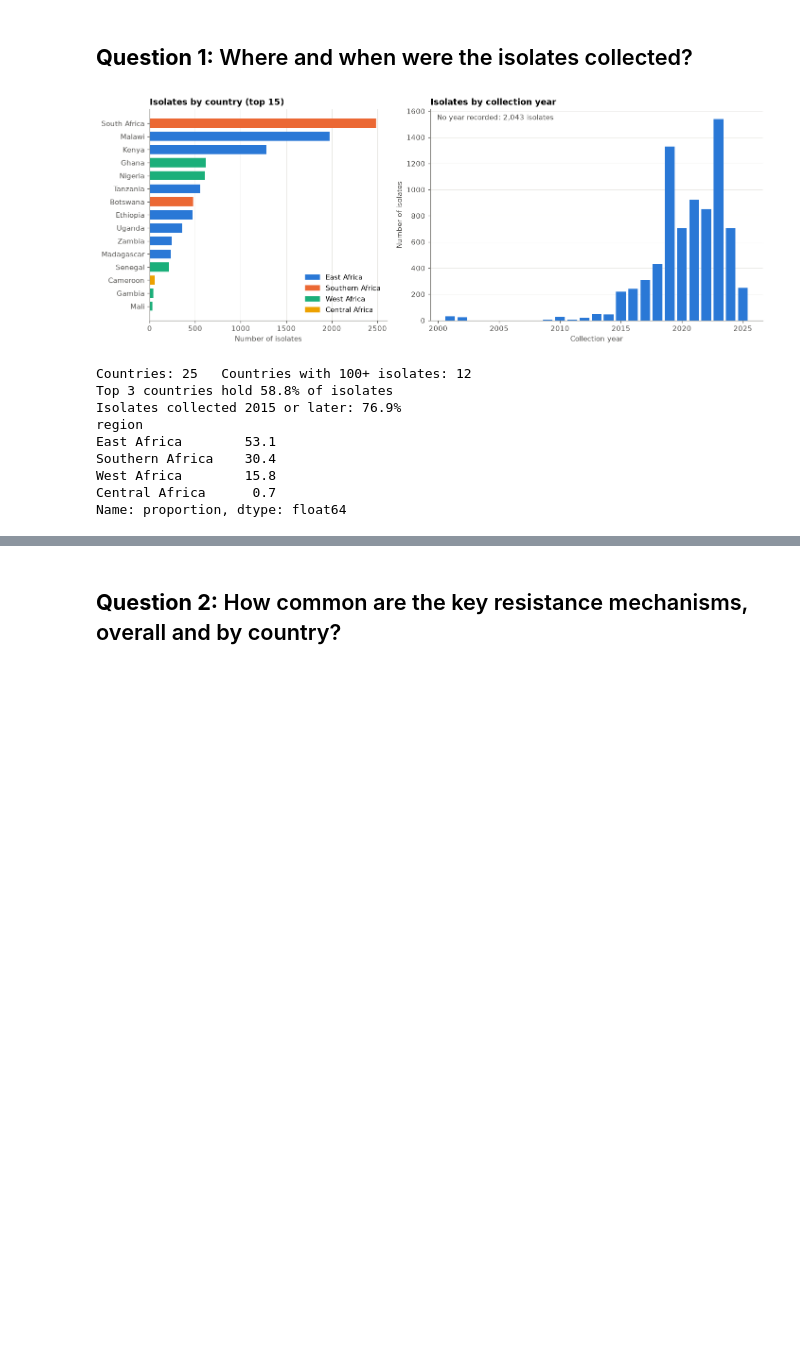
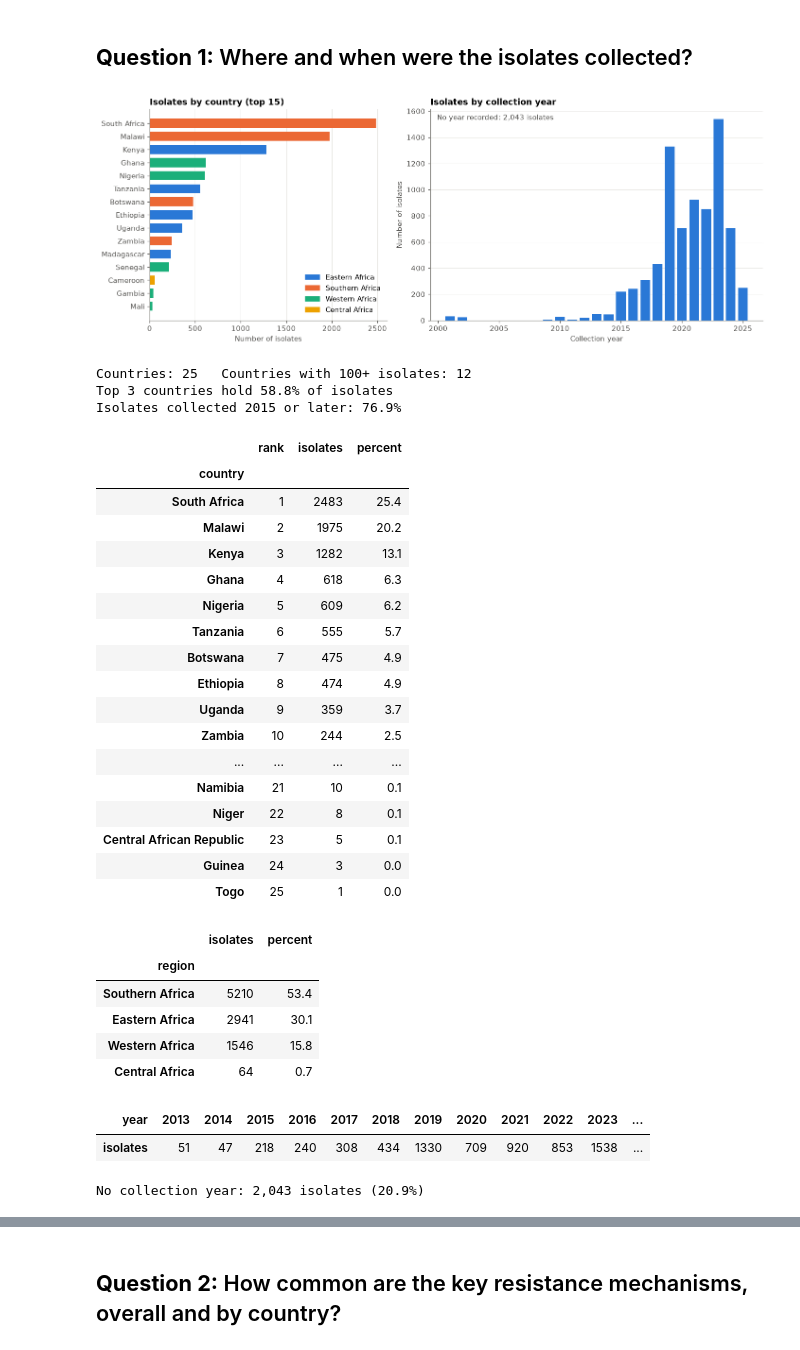
Before and after one commit to Jeremy-K-coder/klebsiella_amr_ssa, a Jupyter notebook: klebsiella_amr_descriptive_diagnostic.ipynb, the cells around one changed output, grey strips where cells are left out. Drawn from its saved outputs; the diff is of its cells as text; code cells hidden in the pictures; blank space fills up the shorter version.

```diff
--- a/klebsiella_amr_descriptive_diagnostic.ipynb
+++ b/klebsiella_amr_descriptive_diagnostic.ipynb
@@ -287,7 +292,7 @@ Saved 9,761 isolates x 25 columns
 # 2.1.1 Isolates by country (top 15) and region
 by_country = df['country'].value_counts()
 top15 = by_country.head(15).sort_values()
-region_colors = {'East Africa': BLUE, 'Southern Africa': ORANGE, 'West Africa': AQUA, 'Central Africa': YELLOW}
+region_colors = {'Eastern Africa': BLUE, 'Southern Africa': ORANGE, 'Western Africa': AQUA, 'Central Africa': YELLOW}
 
 fig, axes = plt.subplots(1, 2, figsize=(13, 5), gridspec_kw={'width_ratios': [1, 1.4]})
 axes[0].barh(top15.index, top15.values, color=[region_colors[region_map[c]] for c in top15.index], height=0.7)
@@ -312,18 +317,52 @@ plt.show()
 print(f"Countries: {df['country'].nunique()}   Countries with 100+ isolates: {(by_country >= 100).sum()}")
 print(f"Top 3 countries hold {by_country.head(3).sum() / len(df) * 100:.1f}% of isolates")
 print(f"Isolates collected 2015 or later: {(df['year'] >= 2015).mean() * 100:.1f}%")
-print(df['region'].value_counts(normalize=True).mul(100).round(1))
 # %% [output]
-[figure, old version]
+[figure, new version]
 Countries: 25   Countries with 100+ isolates: 12
 Top 3 countries hold 58.8% of isolates
 Isolates collected 2015 or later: 76.9%
-region
-East Africa        53.1
-Southern Africa    30.4
-West Africa        15.8
-Central Africa      0.7
-Name: proportion, dtype: float64
+# %%
+# 2.1.3 Figures behind the observations
+country_table = pd.DataFrame({'rank': range(1, len(by_country) + 1), 'isolates': by_country, 'percent': by_country / len(df) * 100})
+display(country_table.round(1))
+
+region_table = df['region'].value_counts().to_frame('isolates')
+region_table['percent'] = region_table['isolates'] / len(df) * 100
+display(region_table.round(1))
+
+year_table = per_year.loc[2013:]
+year_table.index = year_table.index.astype(int)
+display(year_table.to_frame('isolates').T)
+print(f"No collection year: {df['year'].isna().sum():,} isolates ({df['year'].isna().mean() * 100:.1f}%)")
+# %% [output]
+|  | rank | isolates | percent |
+| country |  |  |  |
+| South Africa | 1 | 2483 | 25.4 |
+| Malawi | 2 | 1975 | 20.2 |
+| Kenya | 3 | 1282 | 13.1 |
+| Ghana | 4 | 618 | 6.3 |
+| Nigeria | 5 | 609 | 6.2 |
+| Tanzania | 6 | 555 | 5.7 |
+| Botswana | 7 | 475 | 4.9 |
+| Ethiopia | 8 | 474 | 4.9 |
+| Uganda | 9 | 359 | 3.7 |
+| Zambia | 10 | 244 | 2.5 |
+| ... | ... | ... | ... |
+| Namibia | 21 | 10 | 0.1 |
+| Niger | 22 | 8 | 0.1 |
+| Central African Republic | 23 | 5 | 0.1 |
+| Guinea | 24 | 3 | 0.0 |
+| Togo | 25 | 1 | 0.0 |
+|  | isolates | percent |
+| region |  |  |
+| Southern Africa | 5210 | 53.4 |
+| Eastern Africa | 2941 | 30.1 |
+| Western Africa | 1546 | 15.8 |
+| Central Africa | 64 | 0.7 |
+| year | 2013 | 2014 | 2015 | 2016 | 2017 | 2018 | 2019 | 2020 | 2021 | 2022 | 2023 | ... |
+| isolates | 51 | 47 | 218 | 240 | 308 | 434 | 1330 | 709 | 920 | 853 | 1538 | ... |
+No collection year: 2,043 isolates (20.9%)
 # %% [markdown]
 **Observations:**
 
```
Also changed, not shown: parts of 19 cells of this notebook, 5 other files.
